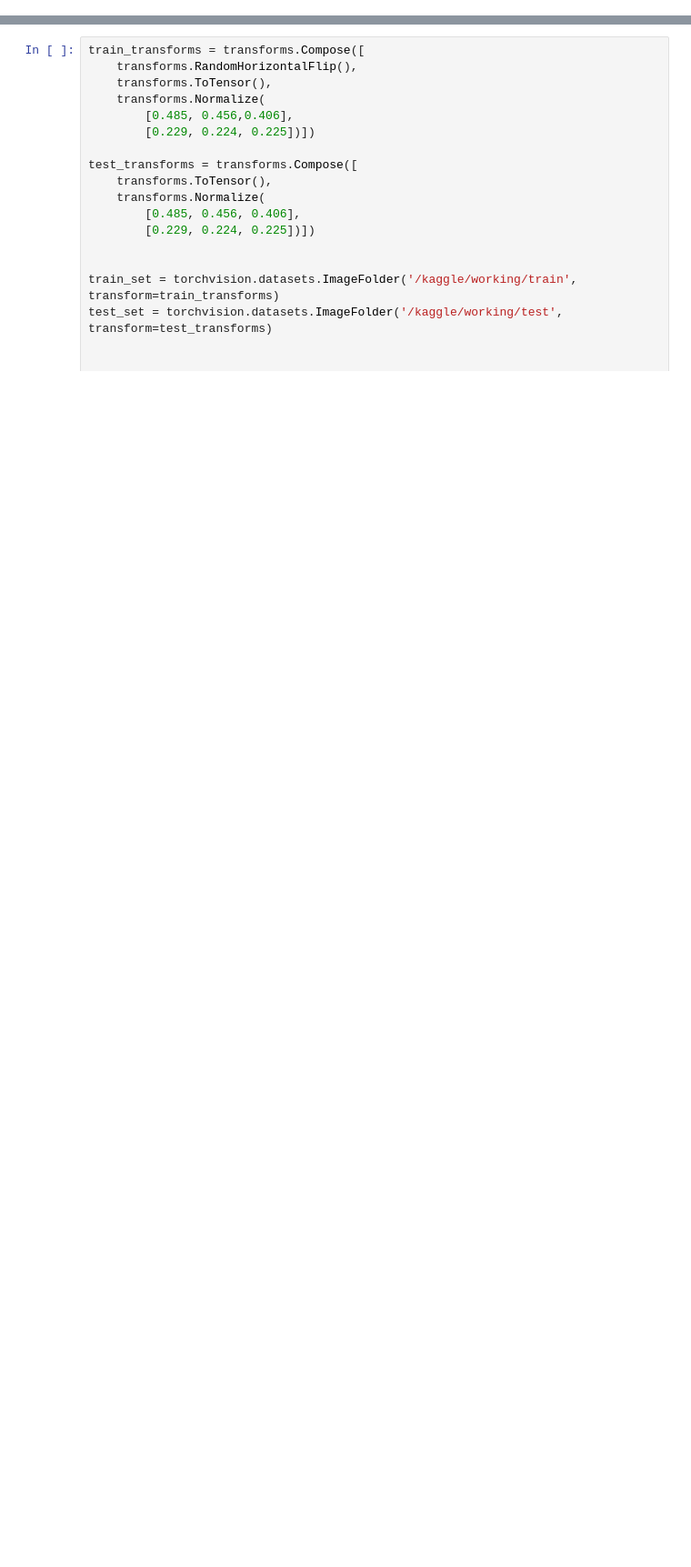
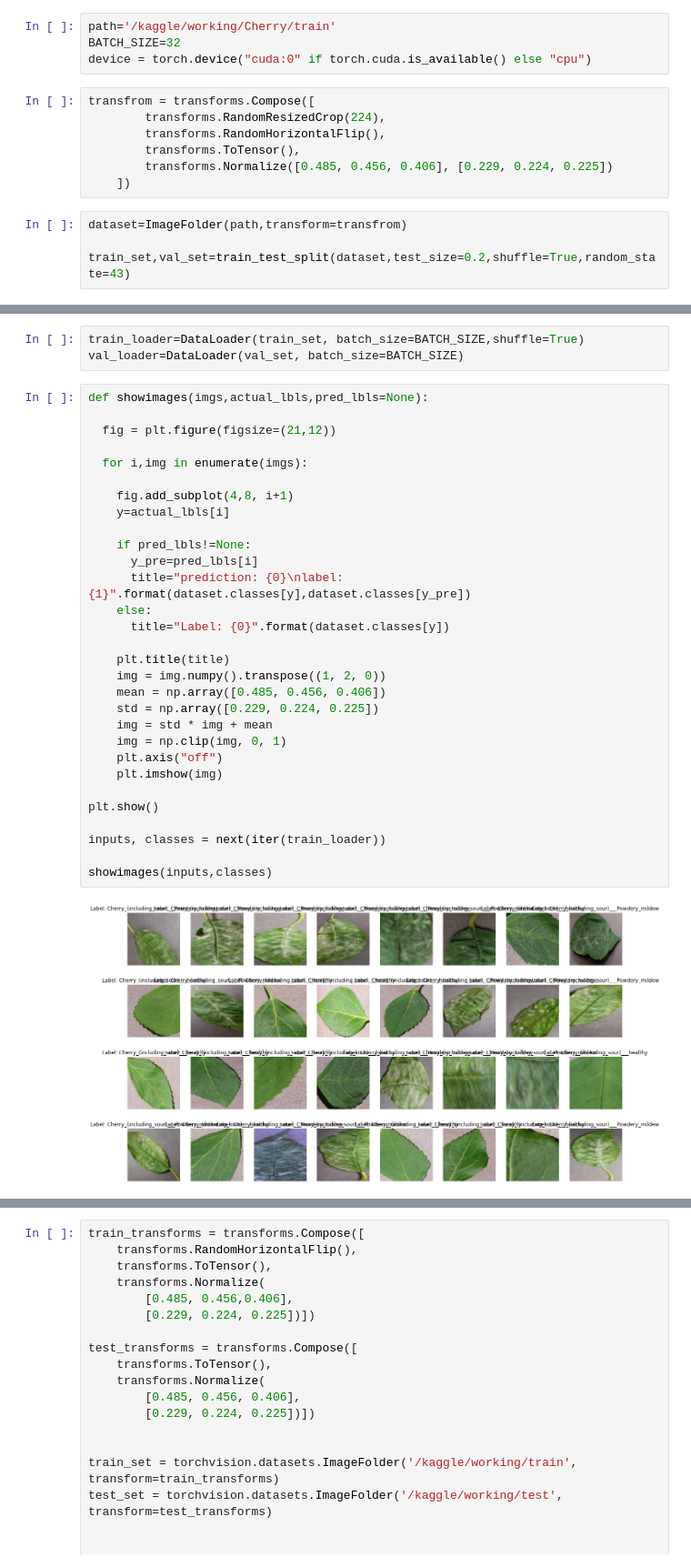
Before and after one commit to Manjuphoenix/ML_team_buzz, a Jupyter notebook: custom-model-training-vgg16.ipynb, the cells around one changed output, grey strips where cells are left out. Shown at 91% size. Cells and saved outputs as stored; diff of their text form; blank space fills up the shorter version.

Commit message:
Kaggle Notebook | Custom model training | Version 3 | Resnet-18 | accuracy 99.5%

```diff
--- a/custom-model-training-vgg16.ipynb
+++ b/custom-model-training-vgg16.ipynb
@@ -22,0 +58,15 @@ import time
+# %%
+path='/kaggle/working/Cherry/train'
+BATCH_SIZE=32
+device = torch.device("cuda:0" if torch.cuda.is_available() else "cpu")
+# %%
+transfrom = transforms.Compose([
+        transforms.RandomResizedCrop(224),
+        transforms.RandomHorizontalFlip(),
+        transforms.ToTensor(),
+        transforms.Normalize([0.485, 0.456, 0.406], [0.229, 0.224, 0.225])
+    ])
+# %%
+dataset=ImageFolder(path,transform=transfrom)
+
+train_set,val_set=train_test_split(dataset,test_size=0.2,shuffle=True,random_state=43)
@@ -22,0 +77,35 @@ import time
+# %%
+train_loader=DataLoader(train_set, batch_size=BATCH_SIZE,shuffle=True)
+val_loader=DataLoader(val_set, batch_size=BATCH_SIZE)
+# %%
+def showimages(imgs,actual_lbls,pred_lbls=None):
+
+  fig = plt.figure(figsize=(21,12))
+
+  for i,img in enumerate(imgs):
+
+    fig.add_subplot(4,8, i+1)
+    y=actual_lbls[i]
+
+    if pred_lbls!=None:
+      y_pre=pred_lbls[i]
+      title="prediction: {0}\nlabel:{1}".format(dataset.classes[y],dataset.classes[y_pre])
+    else:
+      title="Label: {0}".format(dataset.classes[y])
+
+    plt.title(title)
+    img = img.numpy().transpose((1, 2, 0))
+    mean = np.array([0.485, 0.456, 0.406])
+    std = np.array([0.229, 0.224, 0.225])
+    img = std * img + mean
+    img = np.clip(img, 0, 1)
+    plt.axis("off")
+    plt.imshow(img)
+
+plt.show()
+
+inputs, classes = next(iter(train_loader))
+
+showimages(inputs,classes)
+# %% [output]
+[figure, added]
```
Also changed, not shown: parts of 10 cells of this notebook.
